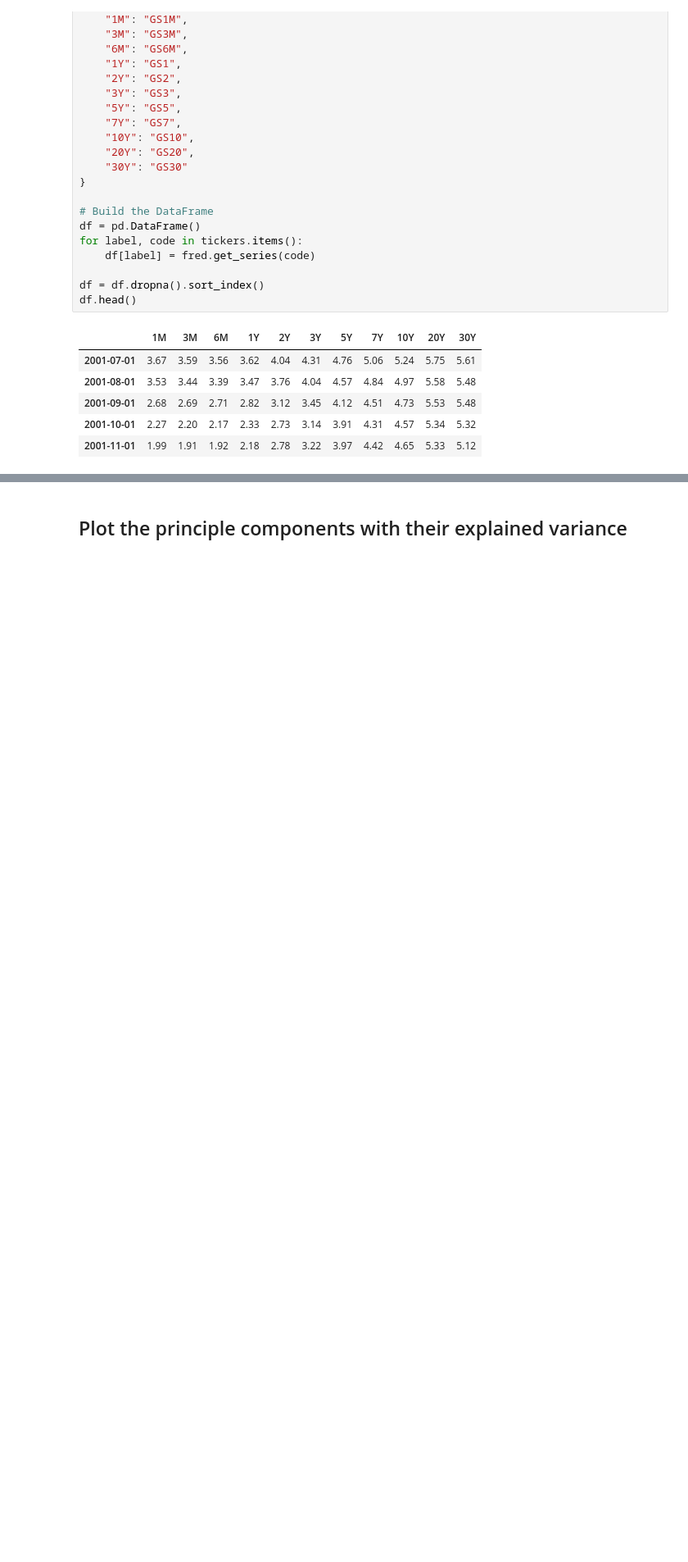
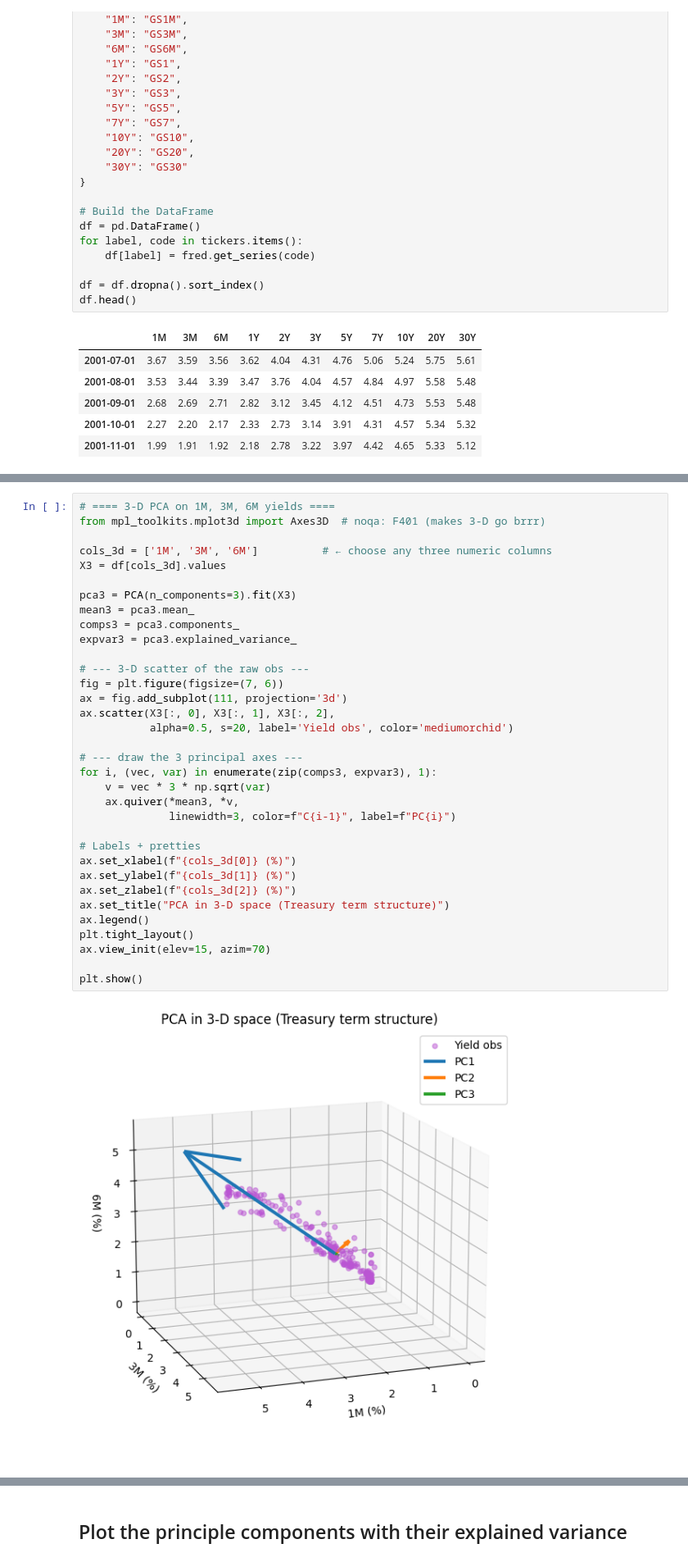
Before and after one commit to itszoetom/bondsPCA, a Jupyter notebook: pca_exp.ipynb, the cells around one changed output, grey strips where cells are left out. Shown at 82% size. Saved outputs shown, nothing was run; the diff lists cells and outputs as text; blank space fills up the shorter version.

Commit message:
project push

```diff
--- a/pca_exp.ipynb
+++ b/pca_exp.ipynb
@@ -34,0 +108,36 @@ df.head()
+# %%
+# ==== 3-D PCA on 1M, 3M, 6M yields ====
+from mpl_toolkits.mplot3d import Axes3D  # noqa: F401 (makes 3-D go brrr)
+
+cols_3d = ['1M', '3M', '6M']          # ← choose any three numeric columns
+X3 = df[cols_3d].values
+
+pca3 = PCA(n_components=3).fit(X3)
+mean3 = pca3.mean_
+comps3 = pca3.components_
+expvar3 = pca3.explained_variance_
+
+# --- 3-D scatter of the raw obs ---
+fig = plt.figure(figsize=(7, 6))
+ax = fig.add_subplot(111, projection='3d')
+ax.scatter(X3[:, 0], X3[:, 1], X3[:, 2],
+           alpha=0.5, s=20, label='Yield obs', color='mediumorchid')
+
+# --- draw the 3 principal axes ---
+for i, (vec, var) in enumerate(zip(comps3, expvar3), 1):
+    v = vec * 3 * np.sqrt(var)
+    ax.quiver(*mean3, *v,
+              linewidth=3, color=f"C{i-1}", label=f"PC{i}")
+
+# Labels + pretties
+ax.set_xlabel(f"{cols_3d[0]} (%)")
+ax.set_ylabel(f"{cols_3d[1]} (%)")
+ax.set_zlabel(f"{cols_3d[2]} (%)")
+ax.set_title("PCA in 3-D space (Treasury term structure)")
+ax.legend()
+plt.tight_layout()
+ax.view_init(elev=15, azim=70)
+
+plt.show()
+# %% [output]
+[figure, added]
```
Also changed, not shown: parts of 14 cells of this notebook, 4 other files.
